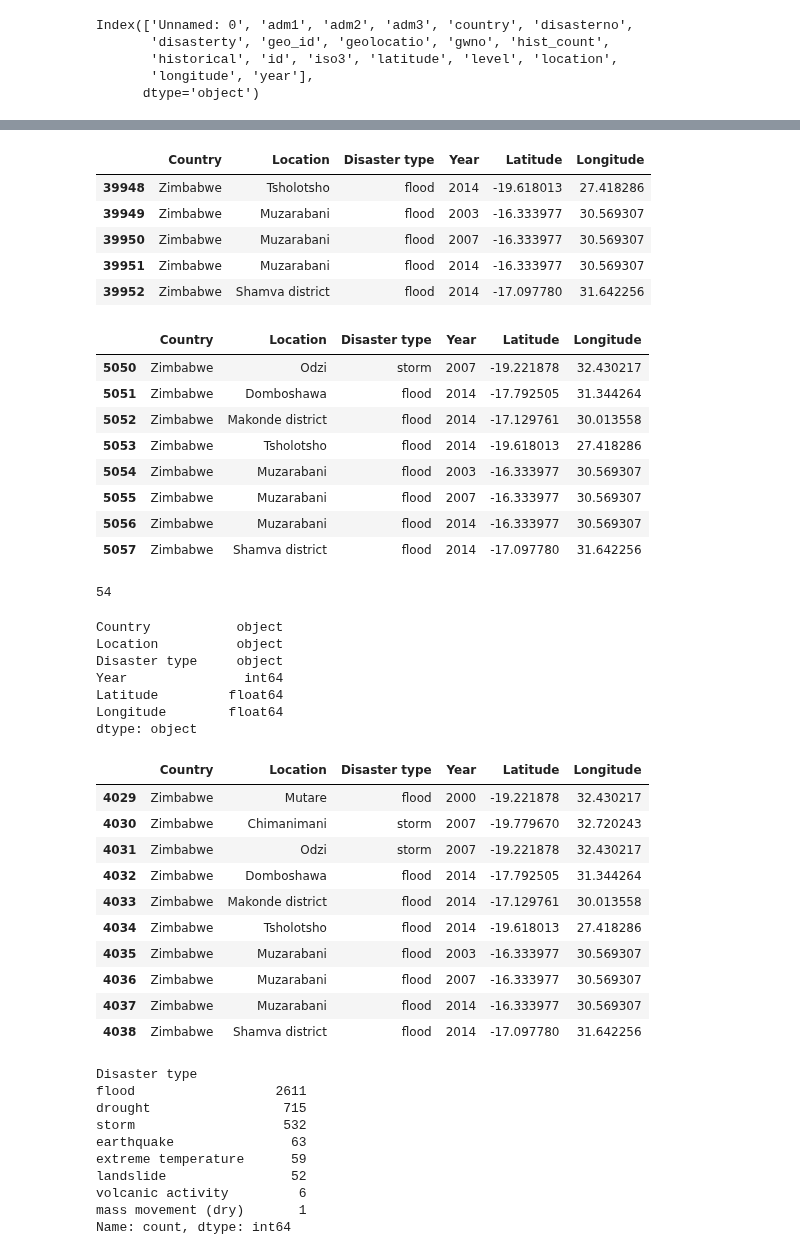
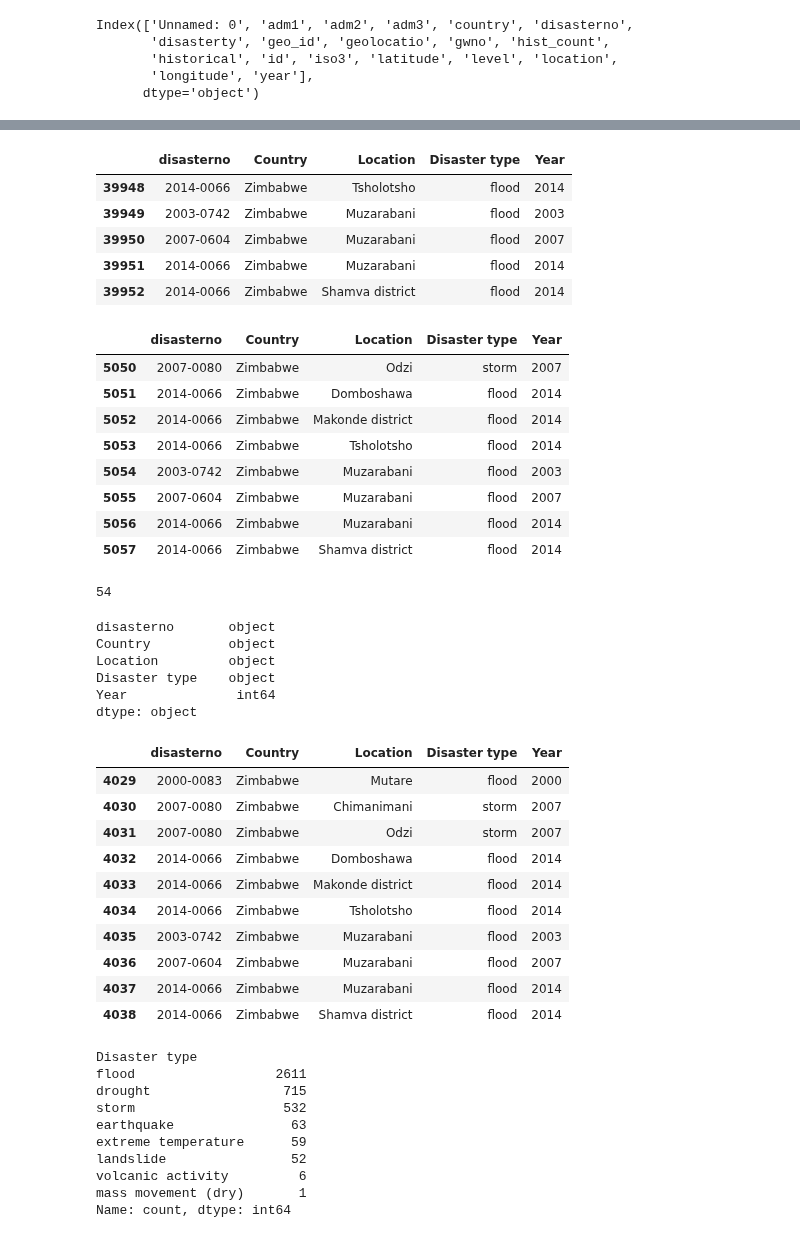
Before and after one commit to 0xpix/CERI-Project, a Jupyter notebook: notebooks/EDA.ipynb, the cells around one changed output, grey strips where cells are left out. Cells and saved outputs as stored; diff of their text form; code cells hidden in the pictures.

```diff
--- a/notebooks/EDA.ipynb
+++ b/notebooks/EDA.ipynb
@@ -276,23 +288,22 @@ Disasters_from_a_map_raw_data.head(3)
 | 2 | 2 | Yap | NaN | NaN | Micronesia | 2004-0150 | storm | 30450 | Yap | 999.0 | ... |
 # %%
 # Array of the relevent columns
-columns = ['country', 'location', 'disasterty',
-           'year', 'latitude', 'longitude']
+columns = ['disasterno','country', 'location', 'disasterty',
+           'year']
 
 # Create the data with the relevent columns
 Disasters_from_a_map_data_with_selected_columns = Disasters_from_a_map_raw_data[columns]
 # rename the columns
-Disasters_from_a_map_data_with_selected_columns.columns = ['Country', 'Location',
-                                                           'Disaster type', 'Year',
-                                                           'Latitude', 'Longitude']
+Disasters_from_a_map_data_with_selected_columns.columns = ['disasterno', 'Country', 'Location',
+                                                           'Disaster type', 'Year']
 Disasters_from_a_map_data_with_selected_columns.tail()
 # %% [output]
-|  | Country | Location | Disaster type | Year | Latitude | Longitude |
-| 39948 | Zimbabwe | Tsholotsho | flood | 2014 | -19.618013 | 27.418286 |
-| 39949 | Zimbabwe | Muzarabani | flood | 2003 | -16.333977 | 30.569307 |
-| 39950 | Zimbabwe | Muzarabani | flood | 2007 | -16.333977 | 30.569307 |
-| 39951 | Zimbabwe | Muzarabani | flood | 2014 | -16.333977 | 30.569307 |
-| 39952 | Zimbabwe | Shamva district | flood | 2014 | -17.097780 | 31.642256 |
+|  | disasterno | Country | Location | Disaster type | Year |
+| 39948 | 2014-0066 | Zimbabwe | Tsholotsho | flood | 2014 |
+| 39949 | 2003-0742 | Zimbabwe | Muzarabani | flood | 2003 |
+| 39950 | 2007-0604 | Zimbabwe | Muzarabani | flood | 2007 |
+| 39951 | 2014-0066 | Zimbabwe | Muzarabani | flood | 2014 |
+| 39952 | 2014-0066 | Zimbabwe | Shamva district | flood | 2014 |
 # %%
 # Specify a list of country names for which the data is to be filtered
 africa = ["Algeria", "Angola", "Benin", "Botswana", "Burkina Faso", "Burundi",
@@ -309,15 +320,15 @@ africa = ["Algeria", "Angola", "Benin", "Botswana", "Burkina Faso", "Burundi",
 africa_Disasters_from_a_map_data = Disasters_from_a_map_data_with_selected_columns[Disasters_from_a_map_data_with_selected_columns['Country'].isin(africa)].reset_index(drop=True)
 africa_Disasters_from_a_map_data.tail(8)
 # %% [output]
-|  | Country | Location | Disaster type | Year | Latitude | Longitude |
-| 5050 | Zimbabwe | Odzi | storm | 2007 | -19.221878 | 32.430217 |
-| 5051 | Zimbabwe | Domboshawa | flood | 2014 | -17.792505 | 31.344264 |
-| 5052 | Zimbabwe | Makonde district | flood | 2014 | -17.129761 | 30.013558 |
-| 5053 | Zimbabwe | Tsholotsho | flood | 2014 | -19.618013 | 27.418286 |
-| 5054 | Zimbabwe | Muzarabani | flood | 2003 | -16.333977 | 30.569307 |
-| 5055 | Zimbabwe | Muzarabani | flood | 2007 | -16.333977 | 30.569307 |
-| 5056 | Zimbabwe | Muzarabani | flood | 2014 | -16.333977 | 30.569307 |
-| 5057 | Zimbabwe | Shamva district | flood | 2014 | -17.097780 | 31.642256 |
+|  | disasterno | Country | Location | Disaster type | Year |
+| 5050 | 2007-0080 | Zimbabwe | Odzi | storm | 2007 |
+| 5051 | 2014-0066 | Zimbabwe | Domboshawa | flood | 2014 |
+| 5052 | 2014-0066 | Zimbabwe | Makonde district | flood | 2014 |
+| 5053 | 2014-0066 | Zimbabwe | Tsholotsho | flood | 2014 |
+| 5054 | 2003-0742 | Zimbabwe | Muzarabani | flood | 2003 |
+| 5055 | 2007-0604 | Zimbabwe | Muzarabani | flood | 2007 |
+| 5056 | 2014-0066 | Zimbabwe | Muzarabani | flood | 2014 |
+| 5057 | 2014-0066 | Zimbabwe | Shamva district | flood | 2014 |
 # %%
 len(africa) # didn't miss any country :)
 # %% [output]
@@ -325,12 +336,11 @@ len(africa) # didn't miss any country :)
 # %%
 africa_Disasters_from_a_map_data.dtypes
 # %% [output]
-Country           object
-Location          object
-Disaster type     object
-Year               int64
-Latitude         float64
-Longitude        float64
+disasterno       object
+Country          object
+Location         object
+Disaster type    object
+Year              int64
 dtype: object
 # %%
 # Filter the data for 2000 - 2018 only
@@ -340,17 +350,17 @@ Years = [2000, 2001, 2002, 2003, 2004, 2005, 2006,
 africa_Disasters_2000_2018 = africa_Disasters_from_a_map_data[africa_Disasters_from_a_map_data['Year'].isin(Years)].reset_index(drop=True)
 africa_Disasters_2000_2018.tail(10)
 # %% [output]
-|  | Country | Location | Disaster type | Year | Latitude | Longitude |
-| 4029 | Zimbabwe | Mutare | flood | 2000 | -19.221878 | 32.430217 |
-| 4030 | Zimbabwe | Chimanimani | storm | 2007 | -19.779670 | 32.720243 |
-| 4031 | Zimbabwe | Odzi | storm | 2007 | -19.221878 | 32.430217 |
-| 4032 | Zimbabwe | Domboshawa | flood | 2014 | -17.792505 | 31.344264 |
-| 4033 | Zimbabwe | Makonde district | flood | 2014 | -17.129761 | 30.013558 |
-| 4034 | Zimbabwe | Tsholotsho | flood | 2014 | -19.618013 | 27.418286 |
-| 4035 | Zimbabwe | Muzarabani | flood | 2003 | -16.333977 | 30.569307 |
-| 4036 | Zimbabwe | Muzarabani | flood | 2007 | -16.333977 | 30.569307 |
-| 4037 | Zimbabwe | Muzarabani | flood | 2014 | -16.333977 | 30.569307 |
-| 4038 | Zimbabwe | Shamva district | flood | 2014 | -17.097780 | 31.642256 |
+|  | disasterno | Country | Location | Disaster type | Year |
+| 4029 | 2000-0083 | Zimbabwe | Mutare | flood | 2000 |
+| 4030 | 2007-0080 | Zimbabwe | Chimanimani | storm | 2007 |
+| 4031 | 2007-0080 | Zimbabwe | Odzi | storm | 2007 |
+| 4032 | 2014-0066 | Zimbabwe | Domboshawa | flood | 2014 |
+| 4033 | 2014-0066 | Zimbabwe | Makonde district | flood | 2014 |
+| 4034 | 2014-0066 | Zimbabwe | Tsholotsho | flood | 2014 |
+| 4035 | 2003-0742 | Zimbabwe | Muzarabani | flood | 2003 |
+| 4036 | 2007-0604 | Zimbabwe | Muzarabani | flood | 2007 |
+| 4037 | 2014-0066 | Zimbabwe | Muzarabani | flood | 2014 |
+| 4038 | 2014-0066 | Zimbabwe | Shamva district | flood | 2014 |
 # %%
 africa_Disasters_2000_2018['Disaster type'].value_counts()
 # %% [output]
```
Also changed, not shown: parts of 26 cells of this notebook.
